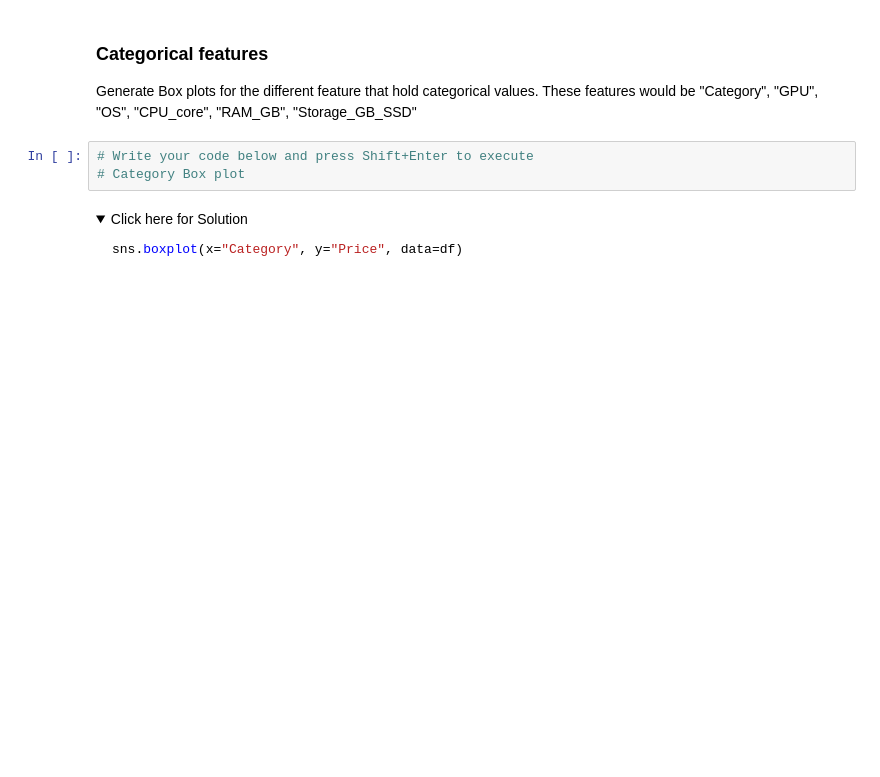
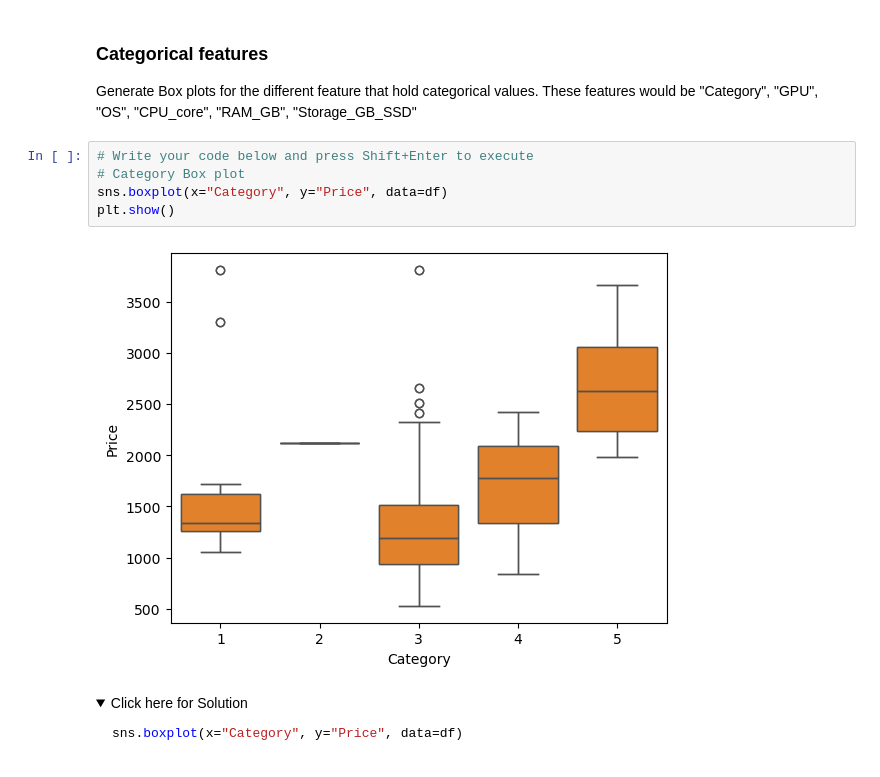
Before and after one commit to Developer-Ahmed-Ayman-khedr/IBM-Exercises, a Jupyter notebook: Course_code/Course7/Module3/Exploratory_data_analysis.jupyterlite/Exploratory_data_analysis.jupyterlite.ipynb, the cells around one changed output. Drawn from its saved outputs; the diff is of its cells as text; folded sections open; blank space fills up the shorter version.

```diff
--- a/Course_code/Course7/Module3/Exploratory_data_analysis.jupyterlite/Exploratory_data_analysis.jupyterlite.ipynb
+++ b/Course_code/Course7/Module3/Exploratory_data_analysis.jupyterlite/Exploratory_data_analysis.jupyterlite.ipynb
@@ -146,6 +185,10 @@ Generate Box plots for the different feature that hold categorical values. These
 # %%
 # Write your code below and press Shift+Enter to execute
 # Category Box plot
+sns.boxplot(x="Category", y="Price", data=df)
+plt.show()
+# %% [output]
+[figure, added]
 # %% [markdown]
 <details>
     <summary>Click here for Solution</summary>
```
Also changed, not shown: parts of 22 cells of this notebook, 32 other files.
